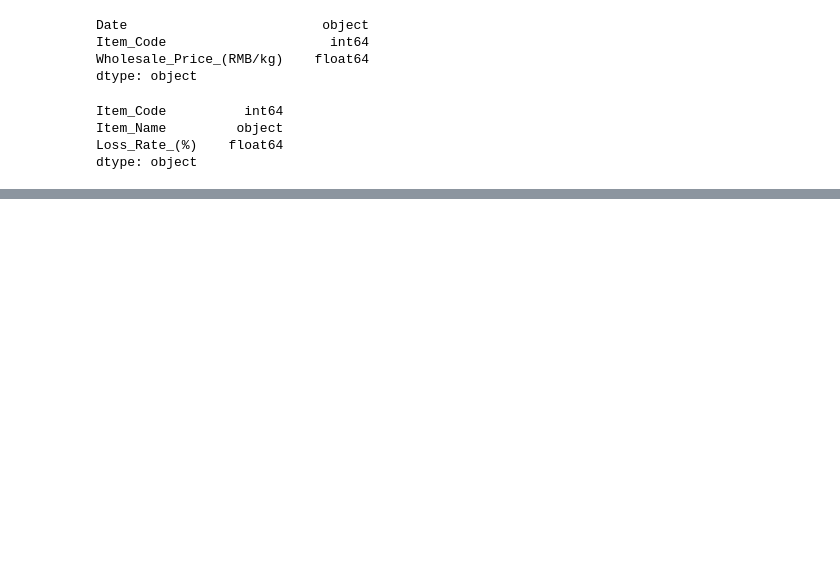
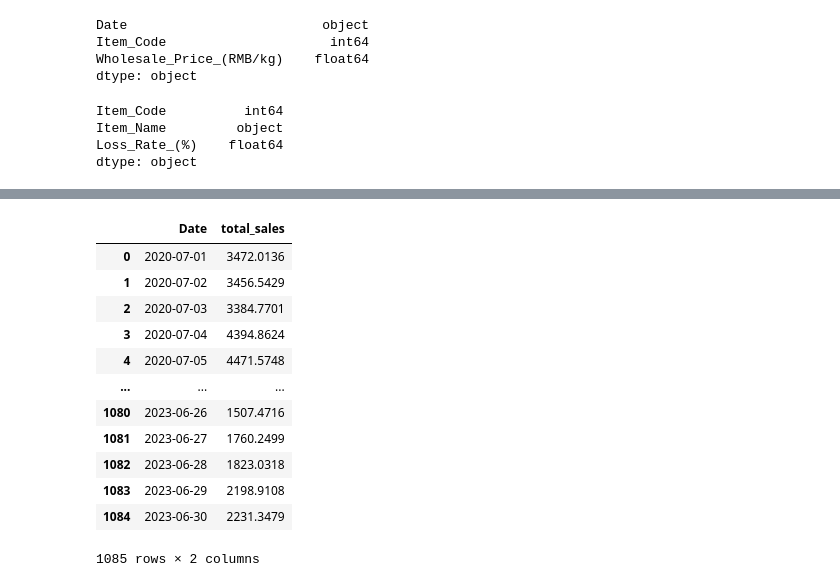
Before and after one commit to RumethSandinu/Project-connexa, a Jupyter notebook: Shamal/model_building.ipynb, the cells around one changed output, grey strips where cells are left out. Drawn from its saved outputs; the diff is of its cells as text; code cells hidden in the pictures; blank space fills up the shorter version.

```diff
--- a/Shamal/model_building.ipynb
+++ b/Shamal/model_building.ipynb
@@ -449,0 +563,19 @@ dtype: object
+# %%
+## total sales per day
+
+total_sales_per_day = data.groupby(['Date'])['total_sales'].sum().reset_index()
+total_sales_per_day
+# %% [output]
+|  | Date | total_sales |
+| 0 | 2020-07-01 | 3472.0136 |
+| 1 | 2020-07-02 | 3456.5429 |
+| 2 | 2020-07-03 | 3384.7701 |
+| 3 | 2020-07-04 | 4394.8624 |
+| 4 | 2020-07-05 | 4471.5748 |
+| ... | ... | ... |
+| 1080 | 2023-06-26 | 1507.4716 |
+| 1081 | 2023-06-27 | 1760.2499 |
+| 1082 | 2023-06-28 | 1823.0318 |
+| 1083 | 2023-06-29 | 2198.9108 |
+| 1084 | 2023-06-30 | 2231.3479 |
+1085 rows × 2 columns
```
Also changed, not shown: parts of 25 cells of this notebook.
